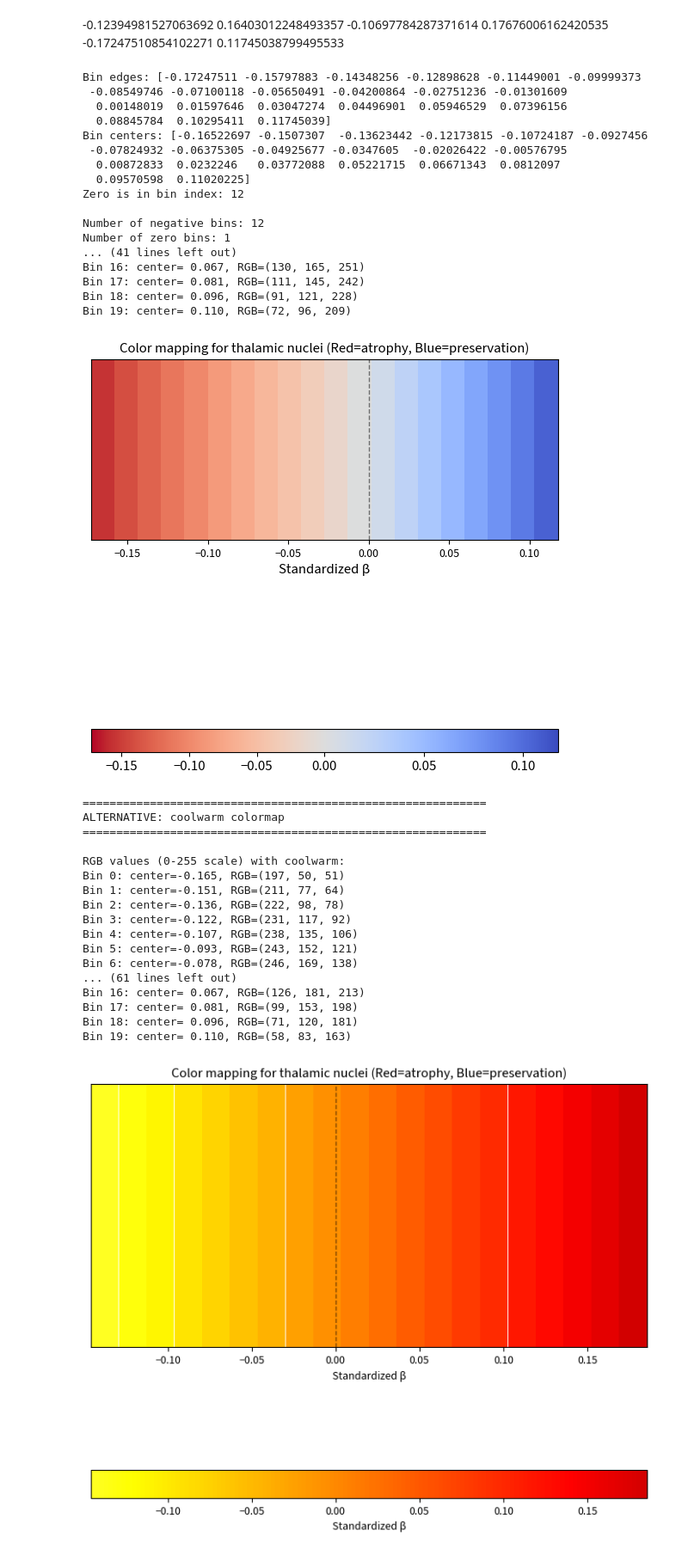
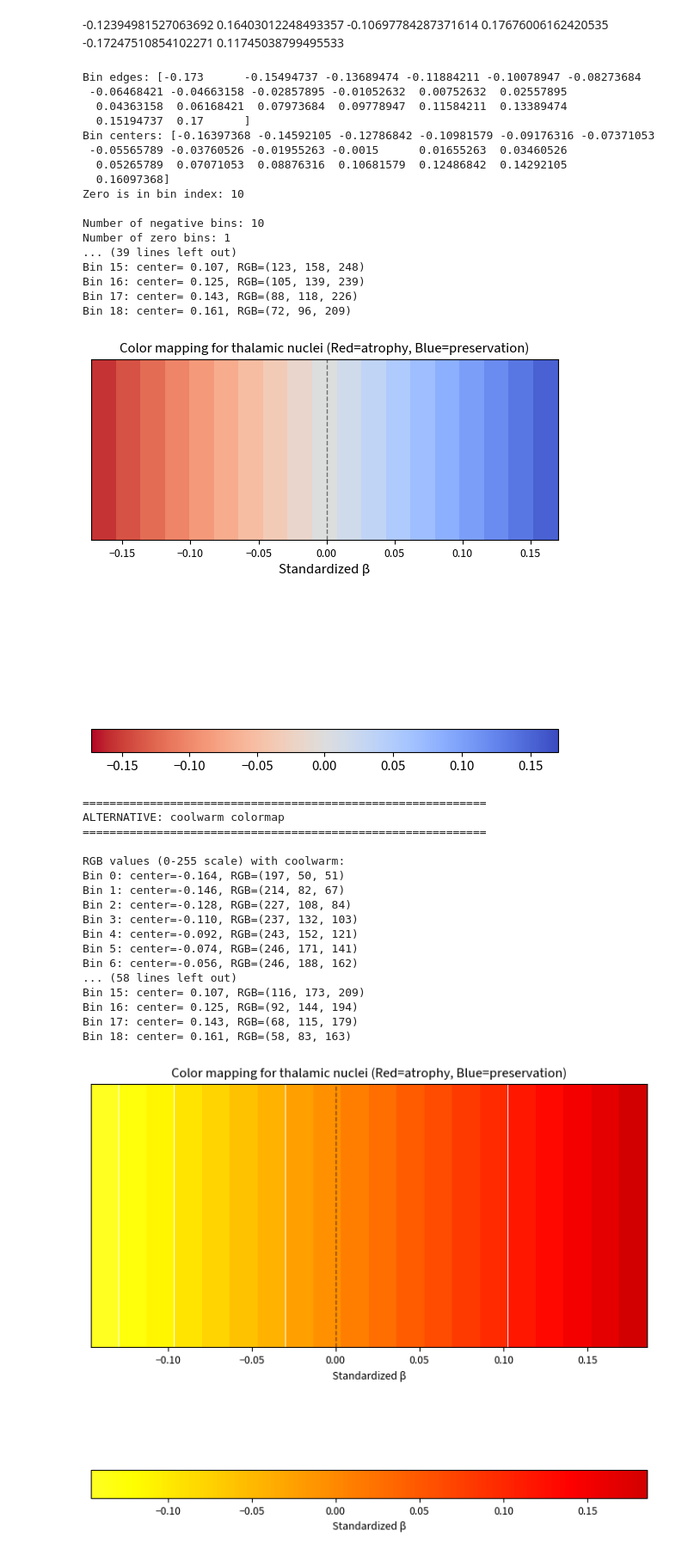
Before and after one commit to srs328/ms_mri, a Jupyter notebook: analysis/thalamus/results/4-CP_and_medial_posterior_atrophy.ipynb, the cells around one changed output. Shown at 86% size. Drawn from its saved outputs; the diff is of its cells as text; code cells hidden in the pictures.

```diff
--- a/analysis/thalamus/results/4-CP_and_medial_posterior_atrophy.ipynb
+++ b/analysis/thalamus/results/4-CP_and_medial_posterior_atrophy.ipynb
@@ -1730,10 +1730,11 @@ import matplotlib.colors as mcolors
 # Your beta range
 beta_min, beta_max = all_coefs.min(), all_coefs.max()
 # beta_min, beta_max = -0.157, 0.185 #!manual for three diagram figure
-bins = np.linspace(-0.173, 0.17, nbins)
+beta_min, beta_max = -0.173, 0.17
 
 # Create nbins evenly spaced bins
-bins = np.linspace(beta_min, beta_max, nbins+1)
+# bins = np.linspace(beta_min, beta_max, nbins+1)
+bins = np.linspace(-0.173, 0.17, nbins)
 bin_centers = (bins[:-1] + bins[1:]) / 2
 
 # Find which bin contains zero
@@ -1832,66 +1833,66 @@ for i, (center, rgb) in enumerate(zip(bin_centers, rgb_255_alt)):
 
 
 # Also try spectral as an alternative
 print("\n" + "="*60)
 print("ALTERNATIVE: spectral colormap")
 print("="*60)
 
 cmap_alt = plt.cm.Spectral
 rgb_values_alt = [cmap_alt(pos) for pos in color_positions]
 rgb_255_spectral = [(int(r*255), int(g*255), int(b*255)) for r, g, b, a in rgb_values_alt]
 
 print(f"\nRGB values (0-255 scale) with coolwarm:")
 for i, (center, rgb) in enumerate(zip(bin_centers, rgb_255_spectral)):
     print(f"Bin {i}: center={center:6.3f}, RGB={rgb}")
 
 # Also try RdYlBu as an alternative
 print("\n" + "="*60)
 print("ALTERNATIVE: RdYlBu colormap")
 print("="*60)
 
 cmap_alt = plt.cm.RdYlBu
 rgb_values_alt = [cmap_alt(pos) for pos in color_positions]
 rgb_255_RdYlBu = [(int(r*255), int(g*255), int(b*255)) for r, g, b, a in rgb_values_alt]
 
 print(f"\nRGB values (0-255 scale) with coolwarm:")
 for i, (center, rgb) in enumerate(zip(bin_centers, rgb_255_RdYlBu)):
     print(f"Bin {i}: center={center:6.3f}, RGB={rgb}")
 # %% [output]
-Bin edges: [-0.17247511 -0.15797883 -0.14348256 -0.12898628 -0.11449001 -0.09999373
- -0.08549746 -0.07100118 -0.05650491 -0.04200864 -0.02751236 -0.01301609
-  0.00148019  0.01597646  0.03047274  0.04496901  0.05946529  0.07396156
-  0.08845784  0.10295411  0.11745039]
-Bin centers: [-0.16522697 -0.1507307  -0.13623442 -0.12173815 -0.10724187 -0.0927456
- -0.07824932 -0.06375305 -0.04925677 -0.0347605  -0.02026422 -0.00576795
-  0.00872833  0.0232246   0.03772088  0.05221715  0.06671343  0.0812097
-  0.09570598  0.11020225]
-Zero is in bin index: 12
+Bin edges: [-0.173      -0.15494737 -0.13689474 -0.11884211 -0.10078947 -0.08273684
+ -0.06468421 -0.04663158 -0.02857895 -0.01052632  0.00752632  0.02557895
+  0.04363158  0.06168421  0.07973684  0.09778947  0.11584211  0.13389474
+  0.15194737  0.17      ]
+Bin centers: [-0.16397368 -0.14592105 -0.12786842 -0.10981579 -0.09176316 -0.07371053
+ -0.05565789 -0.03760526 -0.01955263 -0.0015      0.01655263  0.03460526
+  0.05265789  0.07071053  0.08876316  0.10681579  0.12486842  0.14292105
+  0.16097368]
+Zero is in bin index: 10
 
-Number of negative bins: 12
+Number of negative bins: 10
 Number of zero bins: 1
-... (41 lines left out)
-Bin 16: center= 0.067, RGB=(130, 165, 251)
-Bin 17: center= 0.081, RGB=(111, 145, 242)
-Bin 18: center= 0.096, RGB=(91, 121, 228)
-Bin 19: center= 0.110, RGB=(72, 96, 209)
+... (39 lines left out)
+Bin 15: center= 0.107, RGB=(123, 158, 248)
+Bin 16: center= 0.125, RGB=(105, 139, 239)
+Bin 17: center= 0.143, RGB=(88, 118, 226)
+Bin 18: center= 0.161, RGB=(72, 96, 209)
-[figure, old version]
+[figure, new version]
 ============================================================
 ALTERNATIVE: coolwarm colormap
 ============================================================
 
 RGB values (0-255 scale) with coolwarm:
-Bin 0: center=-0.165, RGB=(197, 50, 51)
-Bin 1: center=-0.151, RGB=(211, 77, 64)
-Bin 2: center=-0.136, RGB=(222, 98, 78)
-Bin 3: center=-0.122, RGB=(231, 117, 92)
-Bin 4: center=-0.107, RGB=(238, 135, 106)
-Bin 5: center=-0.093, RGB=(243, 152, 121)
-Bin 6: center=-0.078, RGB=(246, 169, 138)
-... (61 lines left out)
-Bin 16: center= 0.067, RGB=(126, 181, 213)
-Bin 17: center= 0.081, RGB=(99, 153, 198)
-Bin 18: center= 0.096, RGB=(71, 120, 181)
-Bin 19: center= 0.110, RGB=(58, 83, 163)
+Bin 0: center=-0.164, RGB=(197, 50, 51)
+Bin 1: center=-0.146, RGB=(214, 82, 67)
+Bin 2: center=-0.128, RGB=(227, 108, 84)
+Bin 3: center=-0.110, RGB=(237, 132, 103)
+Bin 4: center=-0.092, RGB=(243, 152, 121)
+Bin 5: center=-0.074, RGB=(246, 171, 141)
+Bin 6: center=-0.056, RGB=(246, 188, 162)
+... (58 lines left out)
+Bin 15: center= 0.107, RGB=(116, 173, 209)
+Bin 16: center= 0.125, RGB=(92, 144, 194)
+Bin 17: center= 0.143, RGB=(68, 115, 179)
+Bin 18: center= 0.161, RGB=(58, 83, 163)
 # %%
 import numpy as np
 import matplotlib.pyplot as plt
```
Also changed, not shown: 3 other files.
